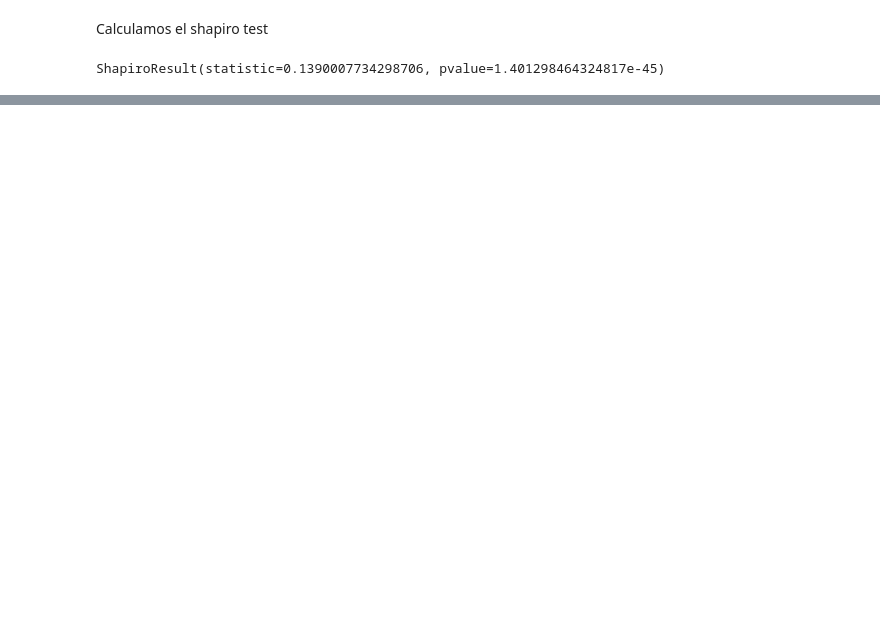
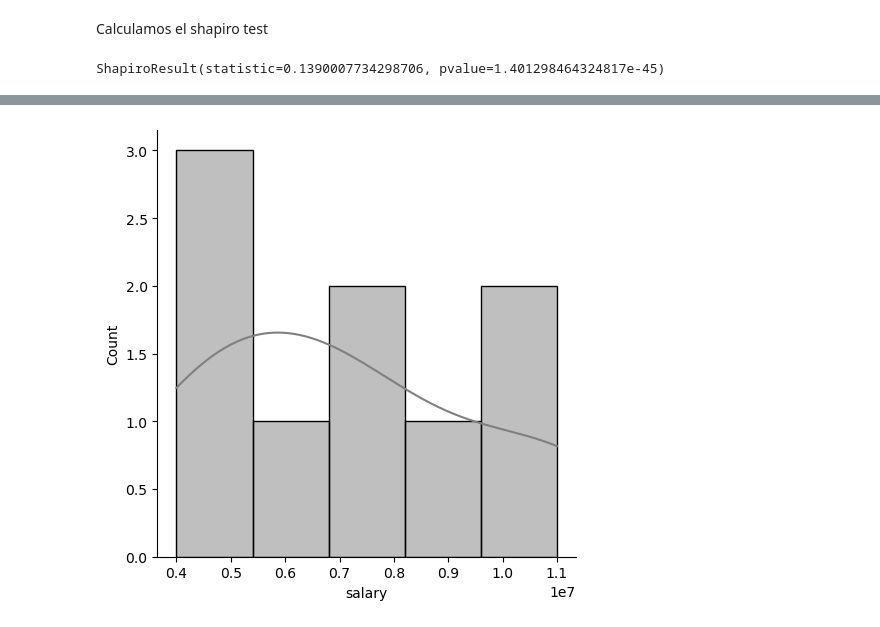
Before and after one commit to Adalab/DA-promo-b-modulo-3-sprint-1-Paula-Yadira, a Jupyter notebook: Regresión lineal/II-pair-programming-tests-estadísticos.ipynb, the cells around one changed output, grey strips where cells are left out. Drawn from its saved outputs; the diff is of its cells as text; code cells hidden in the pictures; blank space fills up the shorter version.

```diff
--- a/Regresión lineal/II-pair-programming-tests-estadísticos.ipynb
+++ b/Regresión lineal/II-pair-programming-tests-estadísticos.ipynb
@@ -85,0 +119,2 @@ ShapiroResult(statistic=0.1390007734298706, pvalue=1.401298464324817e-45)
+# %%
+salarios_altos=df[(df["salary"] >= 3423550) & (df["salary"] <= 11022550)].drop("salario_bajo", axis=1)
@@ -85,0 +139,5 @@ ShapiroResult(statistic=0.1390007734298706, pvalue=1.401298464324817e-45)
+# %%
+sns.displot(salarios_altos['salary'], kde=True, color = 'grey')
+plt.show()
+# %% [output]
+[figure, added]
```
Also changed, not shown: parts of 16 cells of this notebook.
